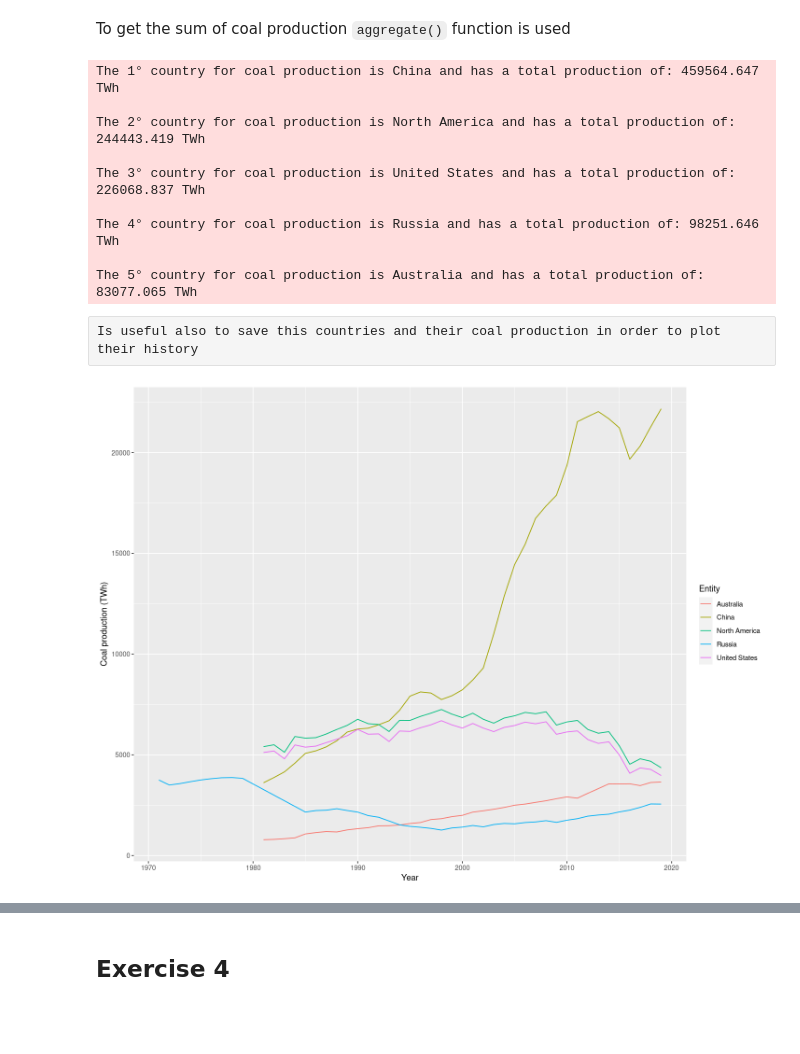
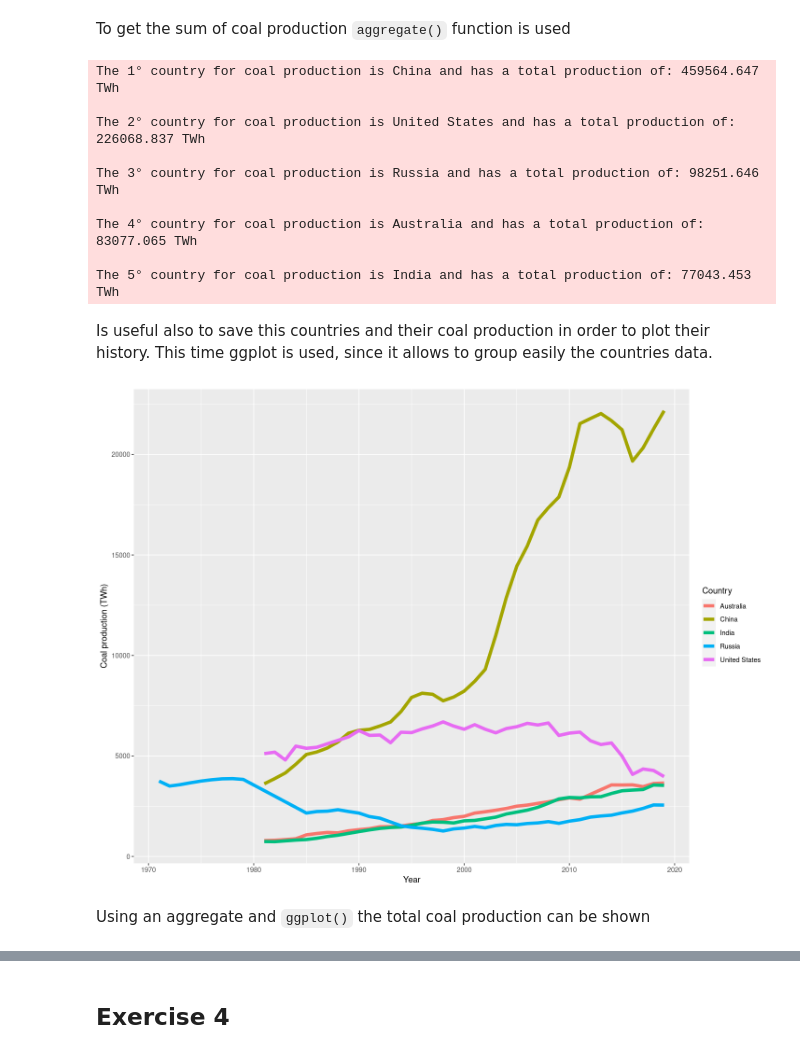
Before and after one commit to Confizolo/PoDProjects, a Jupyter notebook: ASfPA/Ex01/Ex01.ipynb, the cells around one changed output, grey strips where cells are left out. Cells and saved outputs as stored; diff of their text form; code cells hidden in the pictures; blank space fills up the shorter version.

```diff
--- a/ASfPA/Ex01/Ex01.ipynb
+++ b/ASfPA/Ex01/Ex01.ipynb
@@ -117,6 +122,4 @@ From the starting dataframe we have to remove entities that does not represent a
 # %%
-not_cnt = c("Europe","EU-28", "CIS", "Eurasia", "Europe (other)", 'Asia Pacific','Asia and Oceania', 'Central and South America', 'OECD','OPEC','Other Africa','Other Asia & Pacific', 'Other CIS','Other S. & Cent. America', 'USSR', "World")
-for (c in not_cnt){
-    coaldata = coaldata[coaldata$Entity != c,]
-}
+not_cnt = c("Europe","EU-28", "CIS", "Eurasia", "Europe (other)", 'Asia Pacific','Asia and Oceania', 'North America', 'Central and South America', 'OECD','OPEC','Other Africa','Other Asia & Pacific', 'Other CIS','Other S. & Cent. America', 'USSR', "World")
+coaldata = subset(coaldata,!(Entity %in% not_cnt))
 un_cnt = unique(coaldata$Entity)
@@ -153,19 +155,24 @@ for (i in 1:5){
 # %% [output]
 The 1° country for coal production is China and has a total production of: 459564.647 TWh
 
-The 2° country for coal production is North America and has a total production of: 244443.419 TWh
+The 2° country for coal production is United States and has a total production of: 226068.837 TWh
 
-The 3° country for coal production is United States and has a total production of: 226068.837 TWh
+The 3° country for coal production is Russia and has a total production of: 98251.646 TWh
 
-The 4° country for coal production is Russia and has a total production of: 98251.646 TWh
+The 4° country for coal production is Australia and has a total production of: 83077.065 TWh
 
-The 5° country for coal production is Australia and has a total production of: 83077.065 TWh
+The 5° country for coal production is India and has a total production of: 77043.453 TWh
-# %% [raw]
-Is useful also to save this countries and their coal production in order to plot their history
+# %% [markdown]
+Is useful also to save this countries and their coal production in order to plot their history. This time ggplot is used, since it allows to group easily the countries data.
 # %%
 top_cnt = agg_coal[order(agg_coal$C, decreasing = TRUE),][1:5,]$Group.1
 # %%
 options(repr.plot.width=12, repr.plot.height=9)
-ggplot ( subset(coaldata70,Entity %in% top_cnt)) + aes ( x = Year, y = `Coal production (TWh)`, group = Entity, colour = Entity) + geom_line()
+ggplot ( subset(coaldata70,Entity %in% top_cnt)) +
+aes ( x = Year, y = `Coal production (TWh)`,colour = Entity) +
+geom_line(size = 2) +
+labs(colour = "Country")
 # %% [output]
-[figure, old version]
+[figure, new version]
+# %% [markdown]
+Using an aggregate and `ggplot()` the total coal production can be shown
```
Also changed, not shown: parts of 37 cells of this notebook, 1 other file.
